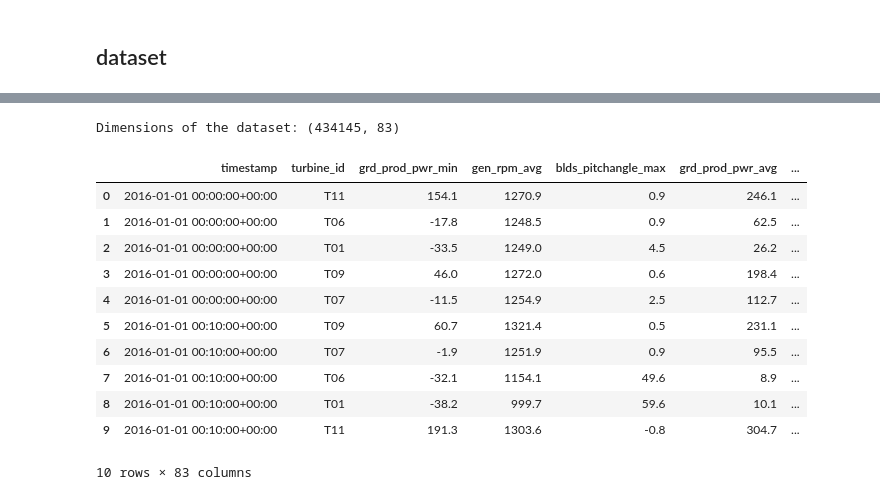
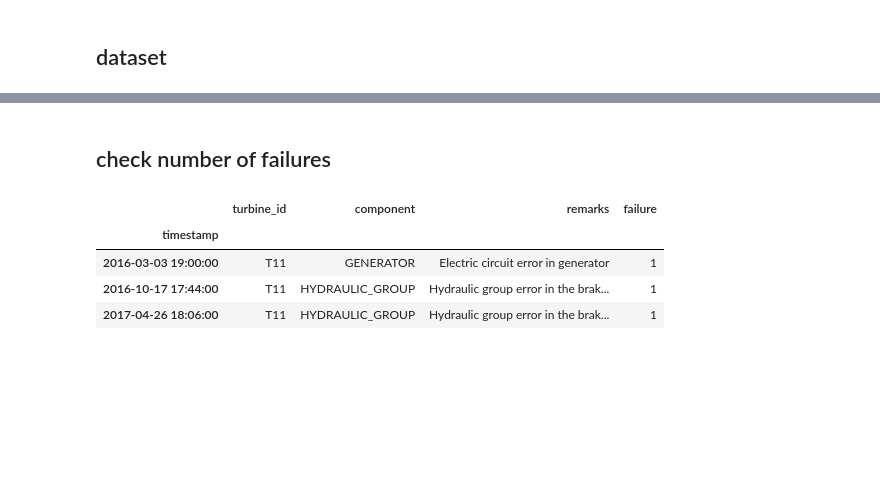
Before and after one commit to Rodrigohamacher/SCADA_wind_turbines, a Jupyter notebook: codes/EDA_SCADA_T11.ipynb, the cells around one changed output, grey strips where cells are left out. Cells and saved outputs as stored; diff of their text form; code cells hidden in the pictures; blank space fills up the shorter version.

```diff
--- a/codes/EDA_SCADA_T11.ipynb
+++ b/codes/EDA_SCADA_T11.ipynb
@@ -26,32 +32,13 @@ df.head()
-# %%
-# make all columns as lowercase
-df.columns = [col.lower() for col in df.columns]
-
-# make timestamp, turbine_id as first columns
-cols = df.columns.tolist()
-first_cols = ['timestamp','turbine_id']
-[cols.remove(c) for c in first_cols]
-cols = first_cols + cols
-df = df[cols].copy()
-
-# make timestamp as datetime type
-df['timestamp'] = pd.to_datetime(df['timestamp'])
-print(f'Dimensions of the dataset: {df.shape}')
-df.head(10)
-# %% [output]
-Dimensions of the dataset: (434145, 83)
-|  | timestamp | turbine_id | grd_prod_pwr_min | gen_rpm_avg | blds_pitchangle_max | grd_prod_pwr_avg | ... |
-| 0 | 2016-01-01 00:00:00+00:00 | T11 | 154.1 | 1270.9 | 0.9 | 246.1 | ... |
-| 1 | 2016-01-01 00:00:00+00:00 | T06 | -17.8 | 1248.5 | 0.9 | 62.5 | ... |
-| 2 | 2016-01-01 00:00:00+00:00 | T01 | -33.5 | 1249.0 | 4.5 | 26.2 | ... |
-| 3 | 2016-01-01 00:00:00+00:00 | T09 | 46.0 | 1272.0 | 0.6 | 198.4 | ... |
-| 4 | 2016-01-01 00:00:00+00:00 | T07 | -11.5 | 1254.9 | 2.5 | 112.7 | ... |
-| 5 | 2016-01-01 00:10:00+00:00 | T09 | 60.7 | 1321.4 | 0.5 | 231.1 | ... |
-| 6 | 2016-01-01 00:10:00+00:00 | T07 | -1.9 | 1251.9 | 0.9 | 95.5 | ... |
-| 7 | 2016-01-01 00:10:00+00:00 | T06 | -32.1 | 1154.1 | 49.6 | 8.9 | ... |
-| 8 | 2016-01-01 00:10:00+00:00 | T01 | -38.2 | 999.7 | 59.6 | 10.1 | ... |
-| 9 | 2016-01-01 00:10:00+00:00 | T11 | 191.3 | 1303.6 | -0.8 | 304.7 | ... |
-10 rows × 83 columns
+# %% [markdown]
+## check number of failures
+# %%
+df.loc[~df['component'].isnull(),['turbine_id','component', 'remarks','failure']]
+# %% [output]
+|  | turbine_id | component | remarks | failure |
+| timestamp |  |  |  |  |
+| 2016-03-03 19:00:00 | T11 | GENERATOR | Electric circuit error in generator | 1 |
+| 2016-10-17 17:44:00 | T11 | HYDRAULIC_GROUP | Hydraulic group error in the brak... | 1 |
+| 2017-04-26 18:06:00 | T11 | HYDRAULIC_GROUP | Hydraulic group error in the brak... | 1 |
 # %%
 df.info()
 # %% [output]
```
Also changed, not shown: parts of 45 cells of this notebook, 1 other file.
